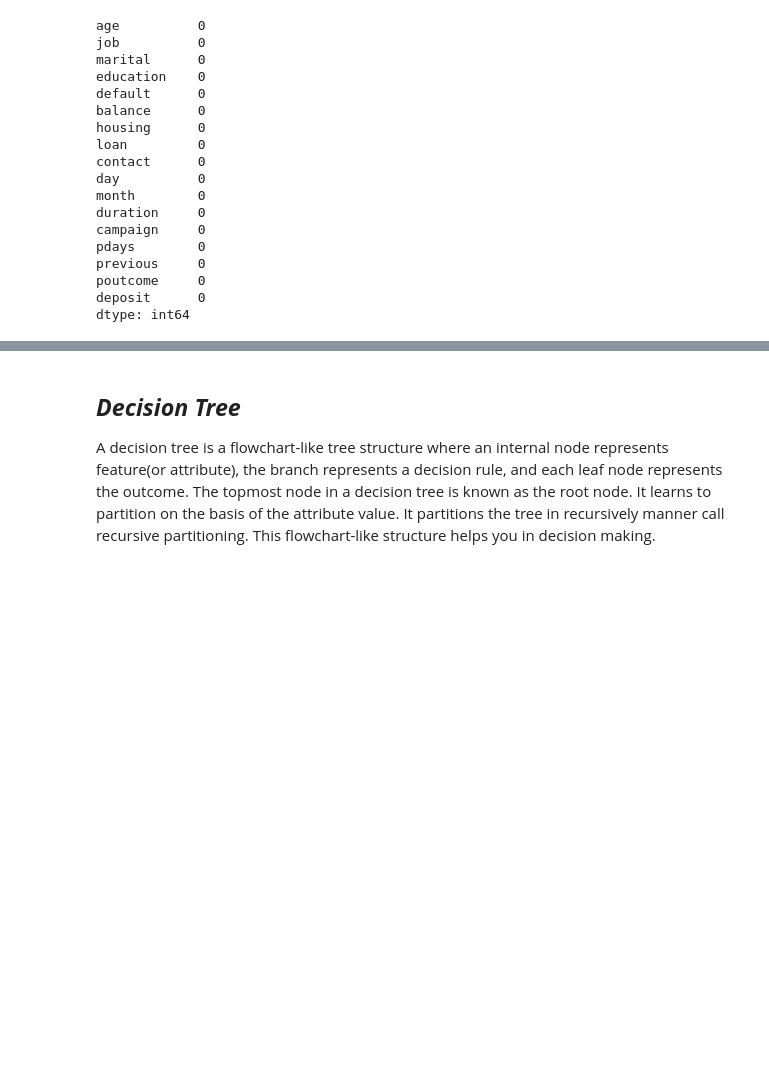
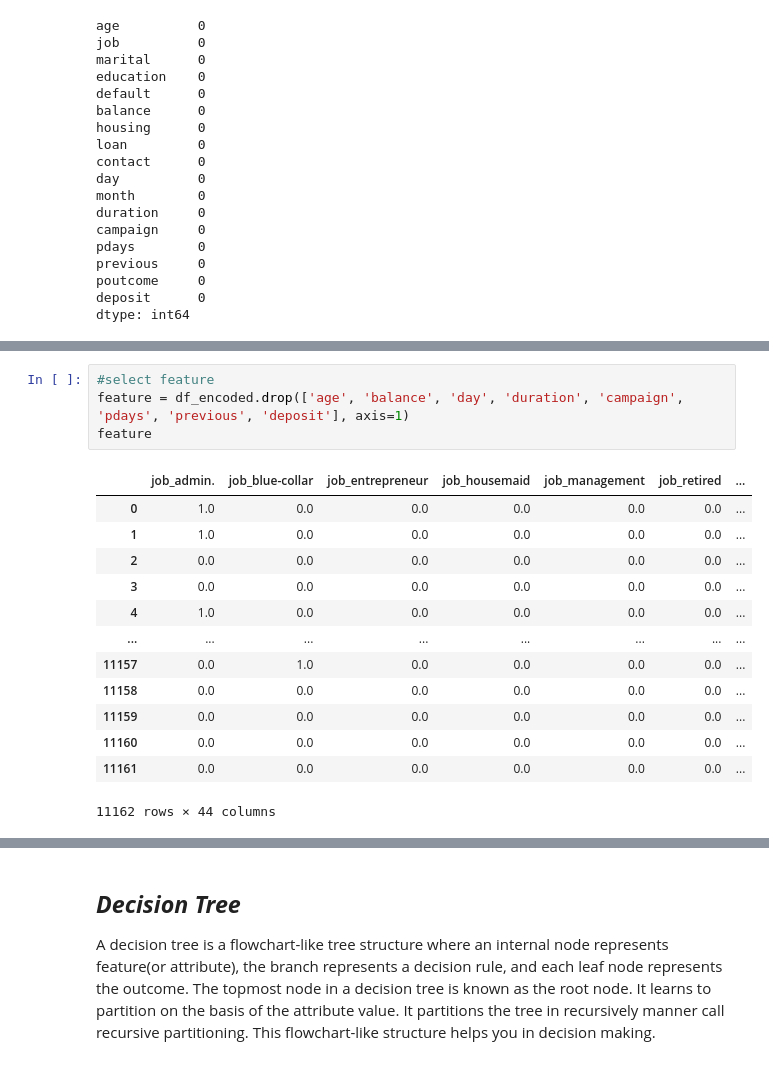
Before and after one commit to DSamodra/playGround, a Jupyter notebook: Classification.ipynb, the cells around one changed output, grey strips where cells are left out. Cells and saved outputs as stored; diff of their text form; blank space fills up the shorter version.

```diff
--- a/Classification.ipynb
+++ b/Classification.ipynb
@@ -103 +127,19 @@ df_encoded
+# %%
+#select feature
+feature = df_encoded.drop(['age', 'balance', 'day', 'duration', 'campaign', 'pdays', 'previous', 'deposit'], axis=1)
+feature
+# %% [output]
+|  | job_admin. | job_blue-collar | job_entrepreneur | job_housemaid | job_management | job_retired | ... |
+| 0 | 1.0 | 0.0 | 0.0 | 0.0 | 0.0 | 0.0 | ... |
+| 1 | 1.0 | 0.0 | 0.0 | 0.0 | 0.0 | 0.0 | ... |
+| 2 | 0.0 | 0.0 | 0.0 | 0.0 | 0.0 | 0.0 | ... |
+| 3 | 0.0 | 0.0 | 0.0 | 0.0 | 0.0 | 0.0 | ... |
+| 4 | 1.0 | 0.0 | 0.0 | 0.0 | 0.0 | 0.0 | ... |
+| ... | ... | ... | ... | ... | ... | ... | ... |
+| 11157 | 0.0 | 1.0 | 0.0 | 0.0 | 0.0 | 0.0 | ... |
+| 11158 | 0.0 | 0.0 | 0.0 | 0.0 | 0.0 | 0.0 | ... |
+| 11159 | 0.0 | 0.0 | 0.0 | 0.0 | 0.0 | 0.0 | ... |
+| 11160 | 0.0 | 0.0 | 0.0 | 0.0 | 0.0 | 0.0 | ... |
+| 11161 | 0.0 | 0.0 | 0.0 | 0.0 | 0.0 | 0.0 | ... |
+11162 rows × 44 columns
 # %%
```
Also changed, not shown: parts of 6 cells of this notebook.
